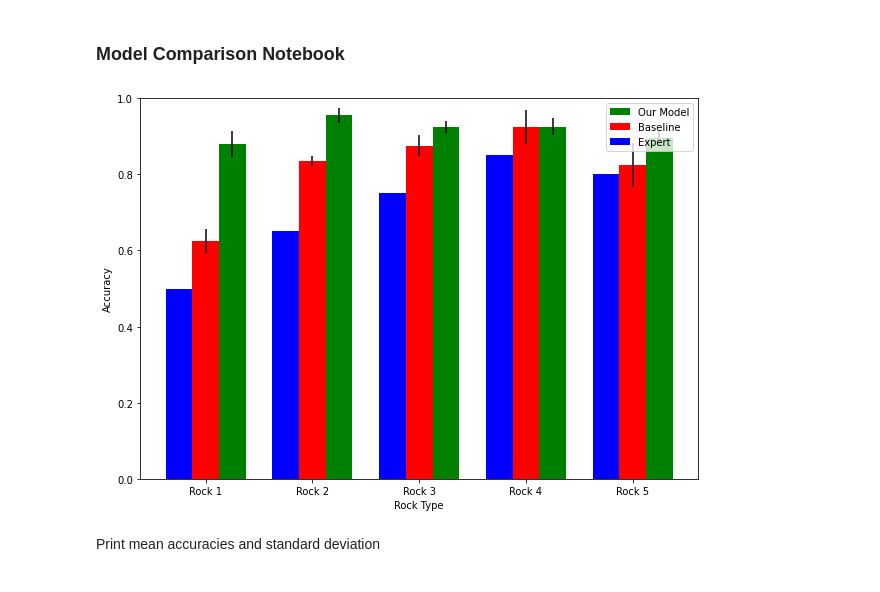
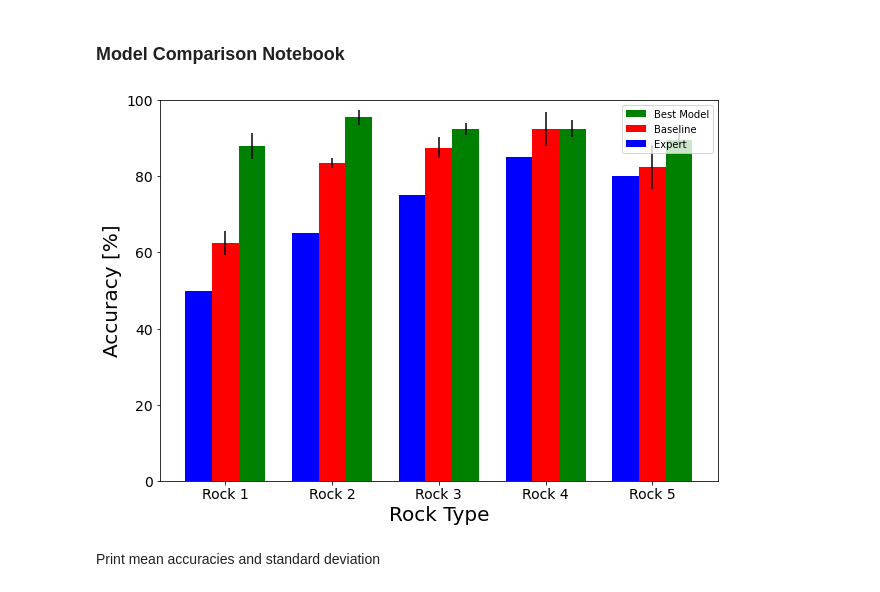
Before and after one commit to nfholsen/Rock_Cuttings_Characterisation, a Jupyter notebook: PostProcessing/Model_Comparison/models_comparison.ipynb, the cells around one changed output. Drawn from its saved outputs; the diff is of its cells as text; code cells hidden in the pictures.

```diff
--- a/PostProcessing/Model_Comparison/models_comparison.ipynb
+++ b/PostProcessing/Model_Comparison/models_comparison.ipynb
@@ -6,50 +6,59 @@ import matplotlib.pyplot as plt
 import pandas as pd
 # %%
 df_data = pd.read_csv('comparison_data.csv',index_col=0)
+# %%
+plt.rc('xtick', labelsize=14)
+plt.rc('ytick', labelsize=14)
+
+plt.rc('axes', labelsize=20)
 # %%
 our_model_vec = []
 baseline_vec = []
 for i in range(5):
     our_model_vec.append(df_data[df_data['rock_type'] == df_data['best_model_'+str(i)]].groupby('rock_type')['best_model_'+str(i)].count()/df_data['rock_type'].value_counts()[0])
+
     baseline_vec.append(df_data[df_data['rock_type'] == df_data['baseline_'+str(i)]].groupby('rock_type')['baseline_'+str(i)].count()/df_data['rock_type'].value_counts()[0])
 
-expert = df_data[df_data['rock_type'] == df_data['pred_app_16021807']].groupby('rock_type')['pred_app_16021807'].count()/df_data['rock_type'].value_counts()[0]
+expert = df_data[df_data['rock_type'] == df_data['pred_app_16021807']].groupby('rock_type')['pred_app_16021807'].count()/df_data['rock_type'].value_counts()[0] * 100
+
+baseline_vec = np.array(baseline_vec) * 100
+our_model_vec = np.array(our_model_vec) * 100
 # %%
 #time_str =
 
 # # # Figure per rock type
 
 labels = ['Rock 1','Rock 2','Rock 3','Rock 4','Rock 5']
 
 fig, ax = plt.subplots(figsize=(10,7))
 index = np.arange(len(labels))
 bar_width = 0.25
 ax.bar(index+bar_width+bar_width/2,
                 height=np.array(our_model_vec).mean(axis=0),
                 yerr=np.array(our_model_vec).std(axis=0),
                 width=bar_width,
                 color='g',
-                label='Our Model')
+                label='Best Model')
 
 ax.bar(index+bar_width/2, height=np.array(baseline_vec).mean(axis=0),
                 yerr=np.array(baseline_vec).std(axis=0),
                 width=bar_width,
                 color='r',
                 label='Baseline')
 ax.bar(index-bar_width/2,
                 height=expert,
                 width=bar_width,
                 color='b',
                 label='Expert')
 ax.set_xlabel('Rock Type')
-ax.set_ylabel('Accuracy')
-ax.set_ylim(0,1)
+ax.set_ylabel('Accuracy [%]')
+ax.set_ylim(0,100)
 ax.set_xticks(index + bar_width / 2)
 ax.set_xticklabels(labels)
 ax.legend()
-plt.savefig('model_comparison_rock.png',dpi=600)
+plt.savefig('model_comparison_rock.png',dpi=600,bbox_inches='tight')
 # %% [output]
-[figure, old version]
+[figure, new version]
 # %%
 mean_vec = [expert.mean(),
             np.array(baseline_vec).mean(axis=1).mean(),
```
Also changed, not shown: parts of 7 cells of this notebook, 2 other files.
